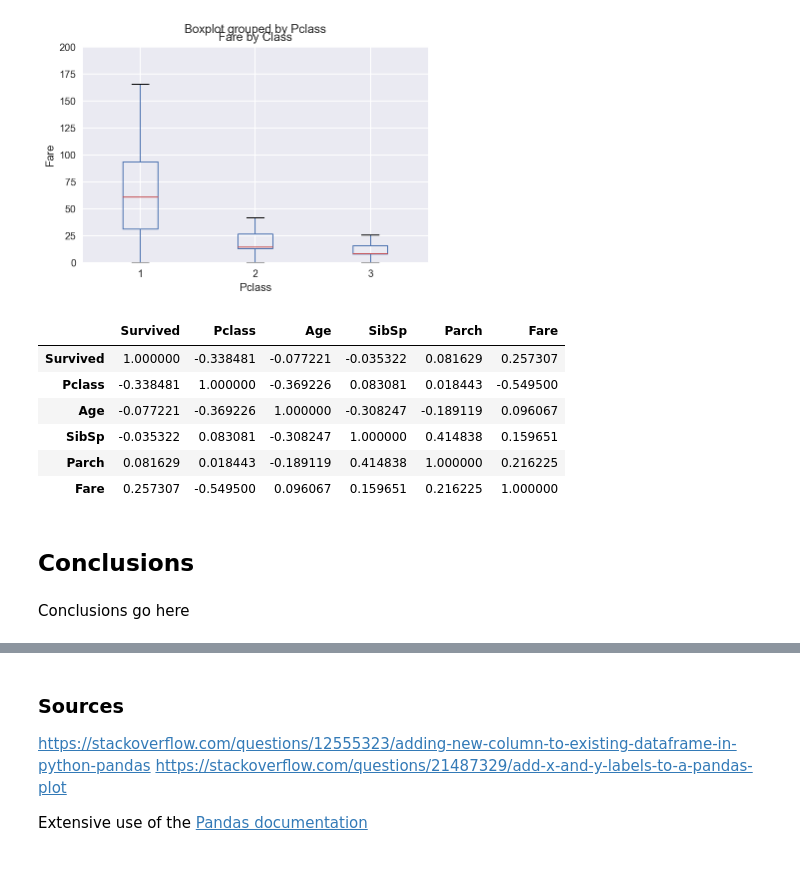
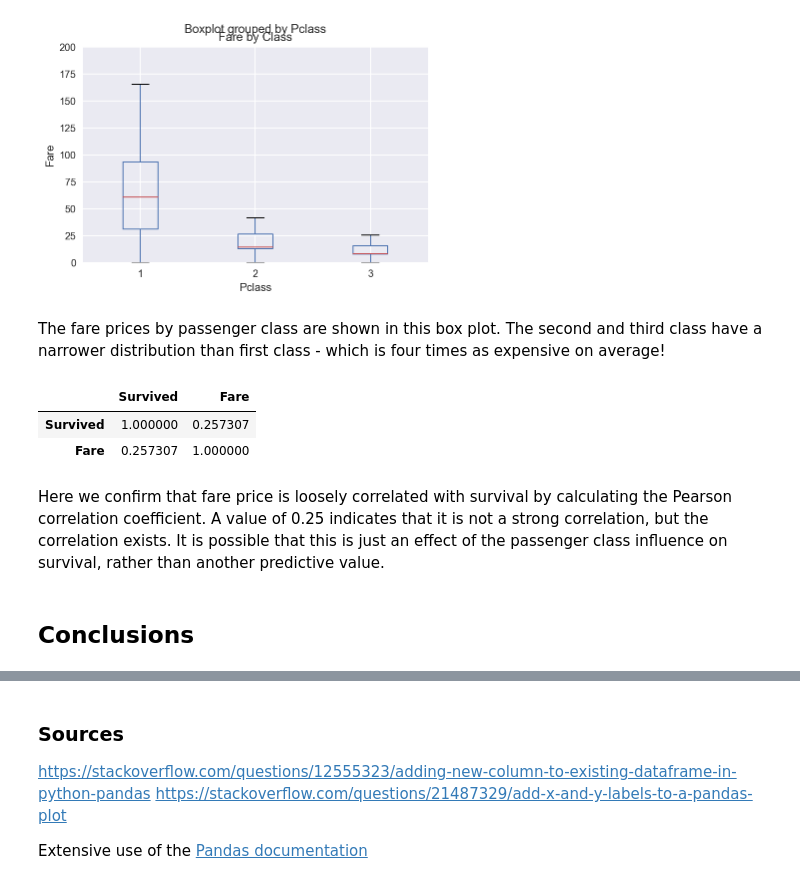
Before and after one commit to vrlambert/Udacity-Data-Analysis-Nanodegree, a Jupyter notebook: p2_titanic_data_VL.ipynb, the cells around one changed output, grey strips where cells are left out. Saved outputs shown, nothing was run; the diff lists cells and outputs as text; code cells hidden in the pictures.

```diff
--- a/p2_titanic_data_VL.ipynb
+++ b/p2_titanic_data_VL.ipynb
@@ -174,17 +217,16 @@ ax.set_ylabel('Fare')
 # %% [output]
 <matplotlib.text.Text at 0x...>
 [figure]
-# %%
-titanic_data_full.corr()
-# %% [output]
-|  | Survived | Pclass | Age | SibSp | Parch | Fare |
-| Survived | 1.000000 | -0.338481 | -0.077221 | -0.035322 | 0.081629 | 0.257307 |
-| Pclass | -0.338481 | 1.000000 | -0.369226 | 0.083081 | 0.018443 | -0.549500 |
-| Age | -0.077221 | -0.369226 | 1.000000 | -0.308247 | -0.189119 | 0.096067 |
-| SibSp | -0.035322 | 0.083081 | -0.308247 | 1.000000 | 0.414838 | 0.159651 |
-| Parch | 0.081629 | 0.018443 | -0.189119 | 0.414838 | 1.000000 | 0.216225 |
-| Fare | 0.257307 | -0.549500 | 0.096067 | 0.159651 | 0.216225 | 1.000000 |
+# %% [markdown]
+The fare prices by passenger class are shown in this box plot. The second and third class have a narrower distribution than first class - which is four times as expensive on average!
+# %%
+# Calculate the correlation between fare price and survival rate
+titanic_data_full[['Survived', 'Fare']].corr()
+# %% [output]
+|  | Survived | Fare |
+| Survived | 1.000000 | 0.257307 |
+| Fare | 0.257307 | 1.000000 |
+# %% [markdown]
+Here we confirm that fare price is loosely correlated with survival by calculating the Pearson correlation coefficient. A value of 0.25 indicates that it is not a strong correlation, but the correlation exists. It is possible that this is just an effect of the passenger class influence on survival, rather than another predictive value.
 # %% [markdown]
 ## Conclusions
-# %% [markdown]
-Conclusions go here
```
Also changed, not shown: parts of 24 cells of this notebook.
